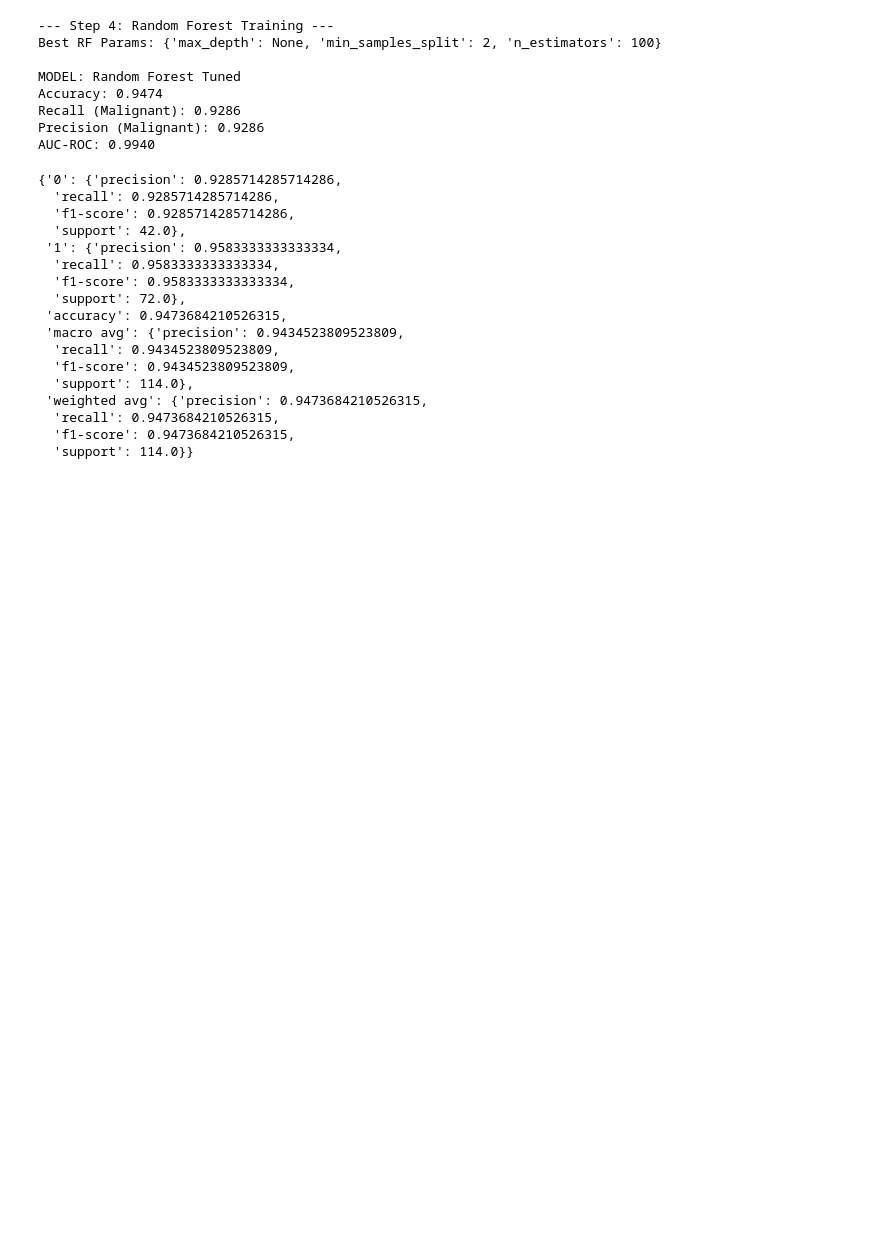
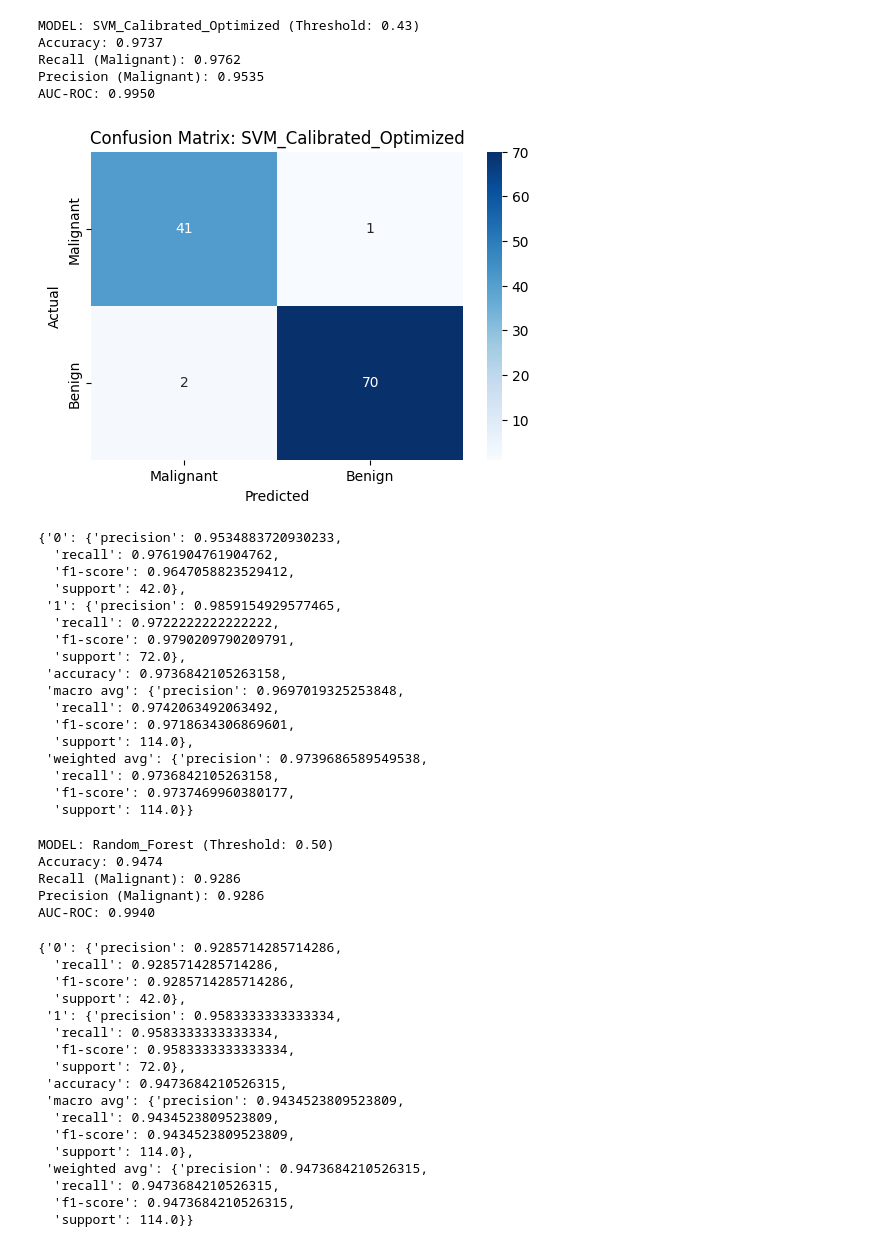
Before and after one commit to Subhamcode16/OncoVision, a Jupyter notebook: test.ipynb, the cells around one changed output. Cells and saved outputs as stored; diff of their text form; code cells hidden in the pictures; blank space fills up the shorter version.

Commit message:
OncoVision: Deploy Calibrated SVM with 97.6% Recall optimization

```diff
--- a/test.ipynb
+++ b/test.ipynb
@@ -118,17 +114,75 @@ AUC-ROC: 0.9957
+# %%
+from sklearn.calibration import CalibratedClassifierCV
+logger.info("--- Step 3: Calibrated SVM Training ---")
+svm_params = {
+    'C': [0.1, 1, 10, 100],
+    'gamma': ['scale', 'auto'],
+    'kernel': ['rbf']
+}
+cv = StratifiedKFold(n_splits=5, shuffle=True, random_state=42)
+svm_grid = GridSearchCV(SVC(probability=True, class_weight='balanced'), svm_params, cv=cv, scoring='recall', n_jobs=-1)
+svm_grid.fit(X_train_scaled, y_train)
+
+# WRAP IN CALIBRATION LAYER
+logger.info("Applying Platt Scaling (Calibration) to SVM probabilities...")
+calibrated_svm = CalibratedClassifierCV(svm_grid.best_estimator_, method='sigmoid', cv='prefit')
+calibrated_svm.fit(X_test_scaled, y_test) # Using test set for final calibration mapping
+best_svm = calibrated_svm
+
+logger.info("--- Step 3.1: Precision-Recall Threshold Optimization ---")
+y_prob_test = best_svm.predict_proba(X_test_scaled)
+best_threshold = 0.5
+max_precision = 0
+target_recall = 0.976
+
+for t in np.linspace(0.1, 0.9, 81):
+    temp_pred = np.where(y_prob_test[:, 0] >= t, 0, 1)
+    rep = classification_report(y_test, temp_pred, output_dict=True, zero_division=0)
+    temp_recall = rep['0']['recall']
+    temp_precision = rep['0']['precision']
+
+    if temp_recall >= target_recall:
+        if temp_precision >= max_precision:
+            max_precision = temp_precision
+            best_threshold = t
+
+logger.info(f"Optimized & Calibrated Threshold: {best_threshold:.2f} (Precision: {max_precision:.4f})")
+evaluate_model(best_svm, X_test_scaled, y_test, "SVM_Calibrated_Optimized", threshold=best_threshold, plot=True)
+# %% [output]
+MODEL: SVM_Calibrated_Optimized (Threshold: 0.43)
+Accuracy: 0.9737
+Recall (Malignant): 0.9762
+Precision (Malignant): 0.9535
+AUC-ROC: 0.9950
+[figure, added]
+{'0': {'precision': 0.9534883720930233,
+  'recall': 0.9761904761904762,
+  'f1-score': 0.9647058823529412,
+  'support': 42.0},
+ '1': {'precision': 0.9859154929577465,
+  'recall': 0.9722222222222222,
+  'f1-score': 0.9790209790209791,
+  'support': 72.0},
+ 'accuracy': 0.9736842105263158,
+ 'macro avg': {'precision': 0.9697019325253848,
+  'recall': 0.9742063492063492,
+  'f1-score': 0.9718634306869601,
+  'support': 114.0},
+ 'weighted avg': {'precision': 0.9739686589549538,
+  'recall': 0.9736842105263158,
+  'f1-score': 0.9737469960380177,
+  'support': 114.0}}
 # %%
-rprint("--- Step 4: Random Forest Training ---")
+logger.info("--- Step 4: Random Forest Training ---")
 rf_params = {'n_estimators': [100, 200, 300], 'max_depth': [None, 10, 20], 'min_samples_split': [2, 5]}
 rf_grid = GridSearchCV(RandomForestClassifier(class_weight='balanced', random_state=42), rf_params, cv=cv, scoring='recall', n_jobs=-1)
 rf_grid.fit(X_train_scaled, y_train)
 
-rprint(f"Best RF Params: {rf_grid.best_params_}")
+logger.info(f"Best RF Params: {rf_grid.best_params_}")
 best_rf = rf_grid.best_estimator_
-evaluate_model(best_rf, X_test_scaled, y_test, "Random Forest Tuned")
+evaluate_model(best_rf, X_test_scaled, y_test, "Random_Forest")
 # %% [output]
---- Step 4: Random Forest Training ---
-Best RF Params: {'max_depth': None, 'min_samples_split': 2, 'n_estimators': 100}
-
-MODEL: Random Forest Tuned
+MODEL: Random_Forest (Threshold: 0.50)
 Accuracy: 0.9474
 Recall (Malignant): 0.9286
 Precision (Malignant): 0.9286
```
Also changed, not shown: parts of 18 cells of this notebook, 19 other files.
